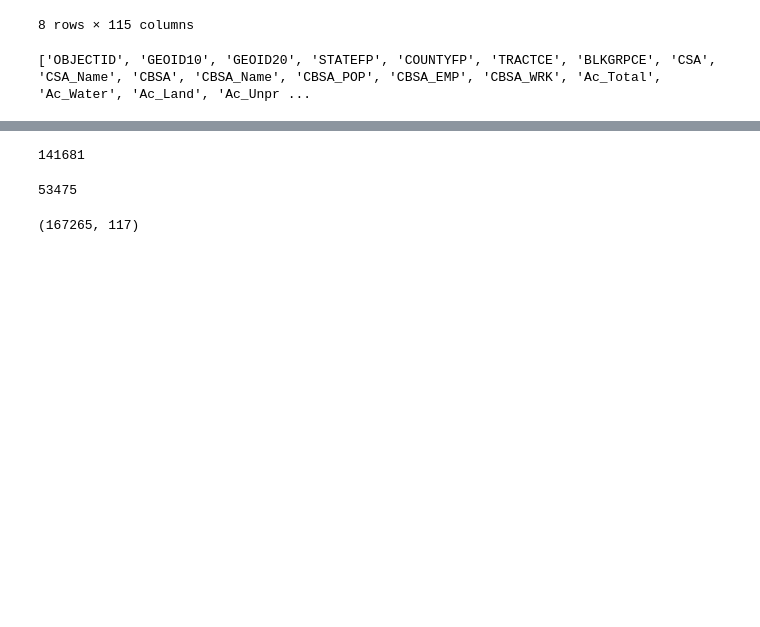
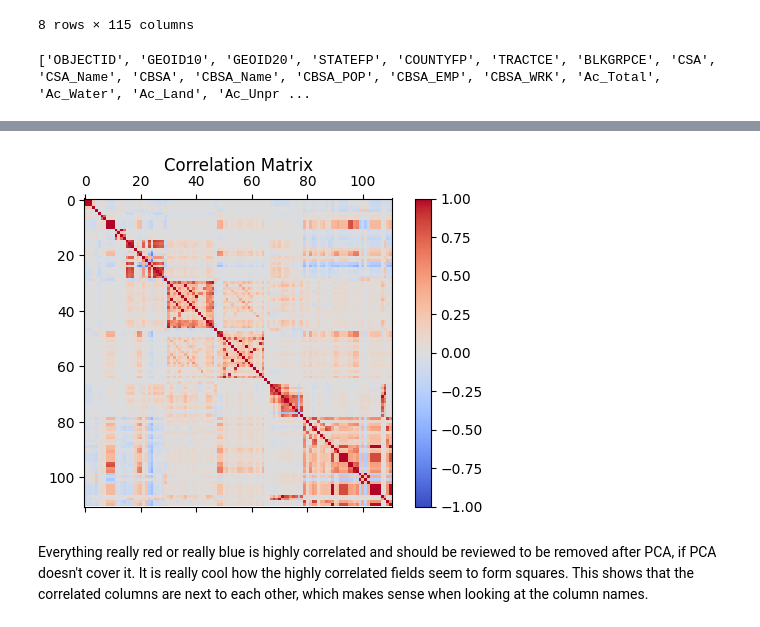
Before and after one commit to kquigg/Capstone557, a Jupyter notebook: Capstone.ipynb, the cells around one changed output, grey strips where cells are left out. Cells and saved outputs as stored; diff of their text form; code cells hidden in the pictures; blank space fills up the shorter version.

```diff
--- a/Capstone.ipynb
+++ b/Capstone.ipynb
@@ -28,0 +59,7 @@ print(column_list)
+# %%
+# find the number of numeric and categorical columns in the dataset
+numeric_cols = data.select_dtypes(include=['number']).columns
+categorical_cols = data.select_dtypes(include=['object', 'category']).columns
+
+print("Numeric Columns:", len(numeric_cols))
+print("Categorical Columns:", len(categorical_cols))
@@ -28,0 +69,6 @@ print(column_list)
+# %%
+# analyze the categorical columns
+print("Categorical Column Names:", categorical_cols)
+cat_cols = data[categorical_cols]
+print(cat_cols.nunique())
+print(cat_cols.head())
@@ -28,0 +86,3 @@ print(column_list)
+# %%
+# drop the categorical columns from the dataset
+data.drop(cat_cols, axis=1, inplace=True)
@@ -28,0 +123,5 @@ print(column_list)
+# %%
+# make the walkability score its own dependent variable
+walkability_given = data['NatWalkInd']
+print(walkability_given.describe())
+data = data.drop('NatWalkInd', axis = 1)
@@ -33,13 +141,0 @@ data.shape
-# %%
-data.isnull().sum().sum()
-# %% [output]
-141681
-# %%
-data.isnull().any(axis=1).sum()
-# %% [output]
-53475
-# %%
-data = data.dropna()
-data.shape
-# %% [output]
-(167265, 117)
@@ -231,0 +142,20 @@ data.shape
+# %%
+# make correlation and covariance matrix
+corr_matrix = data.corr()
+cov_matrix = data.cov()
+
+fig, ax = plt.subplots(figsize=(6, 4))
+
+# Display the correlation matrix as an image
+corr_matrix_image = ax.matshow(corr_matrix, cmap="coolwarm", vmin=-1, vmax=1)
+
+# Add color bar
+fig.colorbar(corr_matrix_image)
+
+# Show the plot
+plt.title("Correlation Matrix", pad=20)
+plt.show()
+# %% [output]
+[figure, added]
+# %% [markdown]
+Everything really red or really blue is highly correlated and should be reviewed to be removed after PCA, if PCA doesn't cover it. It is really cool how the highly correlated fields seem to form squares. This shows that the correlated columns are next to each other, which makes sense when looking at the column names.
```
Also changed, not shown: parts of 25 cells of this notebook.
